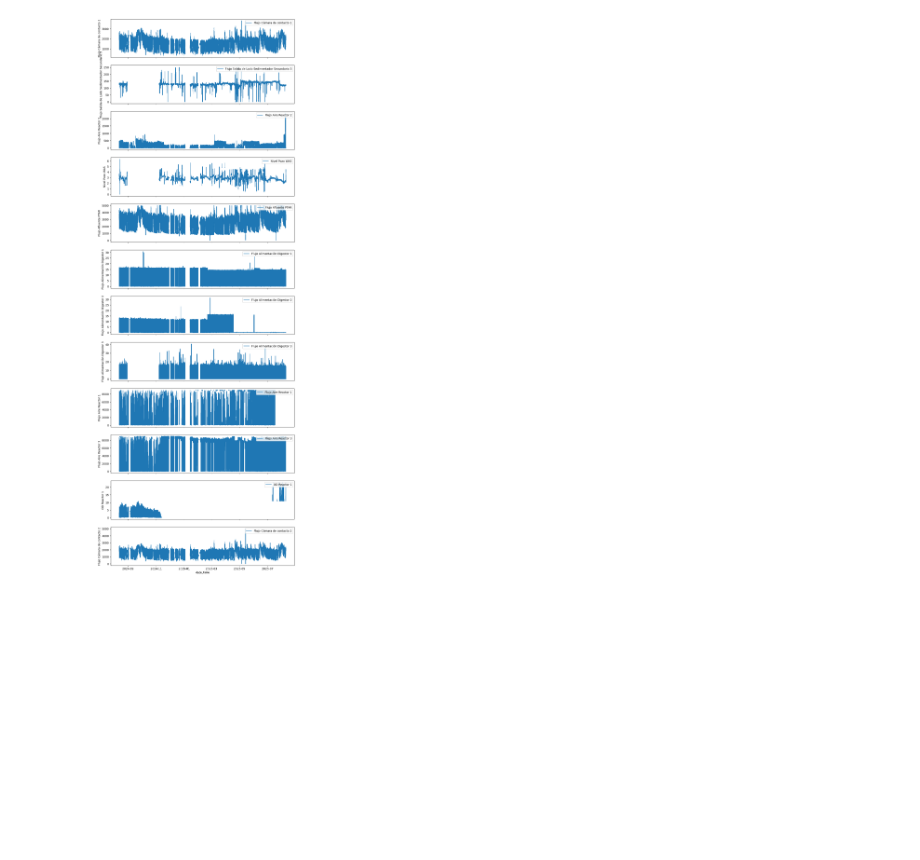
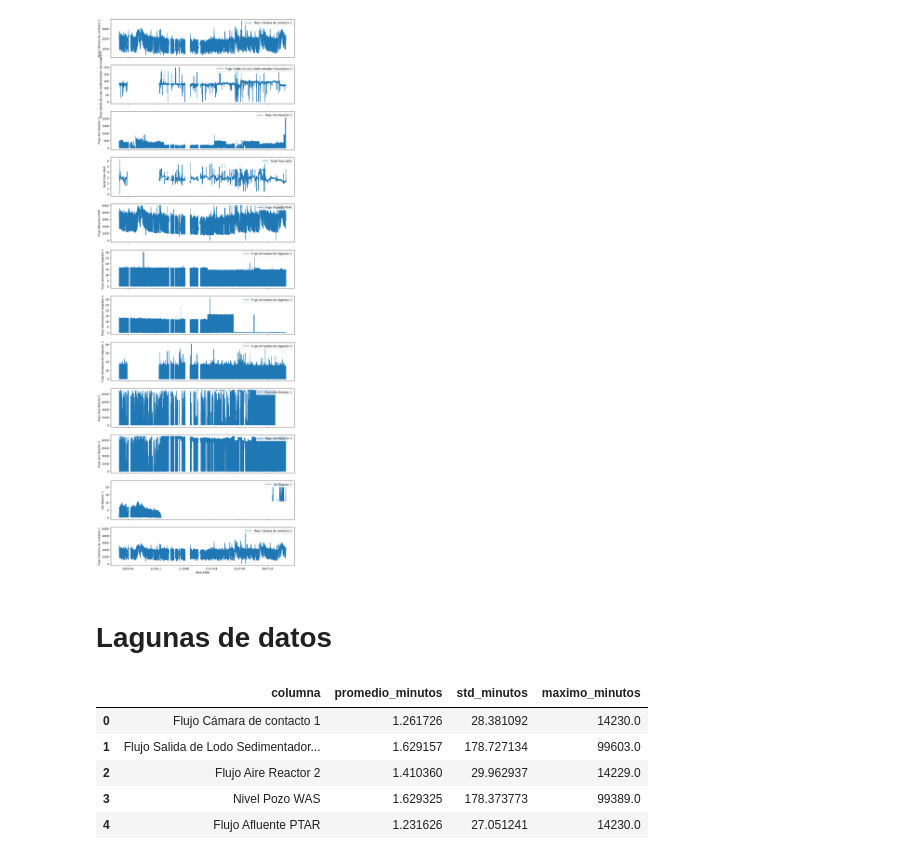
Before and after one commit to fchiapped/Proyecto-Grado, a Jupyter notebook: planta2.ipynb, the cells around one changed output. Saved outputs shown, nothing was run; the diff lists cells and outputs as text; code cells hidden in the pictures; blank space fills up the shorter version.

Commit message:
df laguna de datos

```diff
--- a/planta2.ipynb
+++ b/planta2.ipynb
@@ -121,3 +121,30 @@ funciones.plot_all_timeseries(df_planta_2)
 os.makedirs('df_procesados', exist_ok=True)
 
 df_planta_2.to_csv('df_procesados/df_planta_2.csv', index=False)
+# %% [markdown]
+# Lagunas de datos
+# %%
+num_cols = df_planta_2.select_dtypes(include=[np.number]).columns
+l_periodo = []
+
+for col in num_cols:
+
+    data = funciones.periocidad_data(df_planta_2, col)
+
+    l_periodo.append({
+                "columna": col,
+                "promedio_minutos": data["promedio_minutos"],
+                "std_minutos": data["std_minutos"],
+                "maximo_minutos": data["maximo"]
+            })
+
+df_periodo = pd.DataFrame(l_periodo)
+
+df_periodo.head()
+# %% [output]
+|  | columna | promedio_minutos | std_minutos | maximo_minutos |
+| 0 | Flujo Cámara de contacto 1 | 1.261726 | 28.381092 | 14230.0 |
+| 1 | Flujo Salida de Lodo Sedimentador... | 1.629157 | 178.727134 | 99603.0 |
+| 2 | Flujo Aire Reactor 2 | 1.410360 | 29.962937 | 14229.0 |
+| 3 | Nivel Pozo WAS | 1.629325 | 178.373773 | 99389.0 |
+| 4 | Flujo Afluente PTAR | 1.231626 | 27.051241 | 14230.0 |
```
Also changed, not shown: 2 other files.
